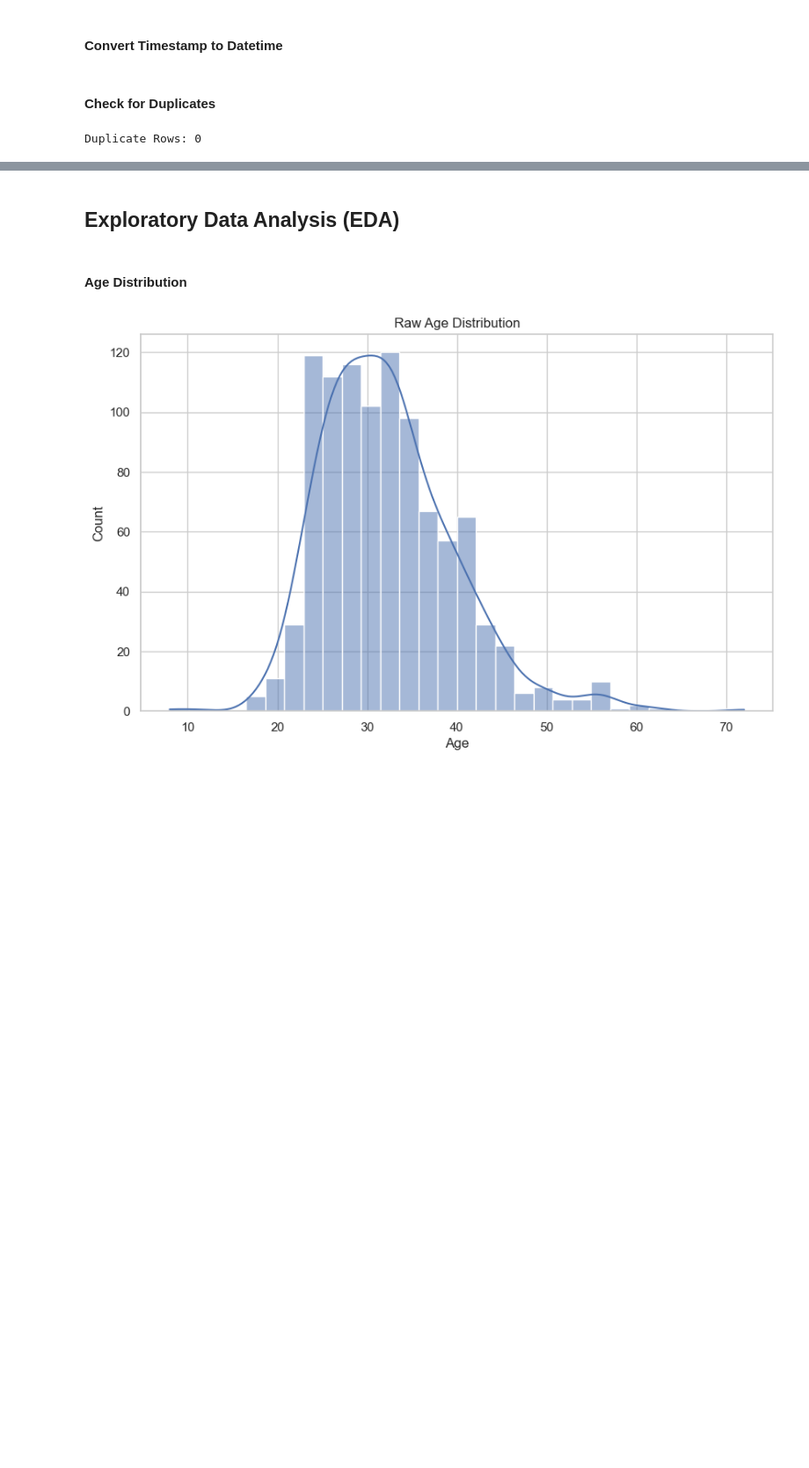
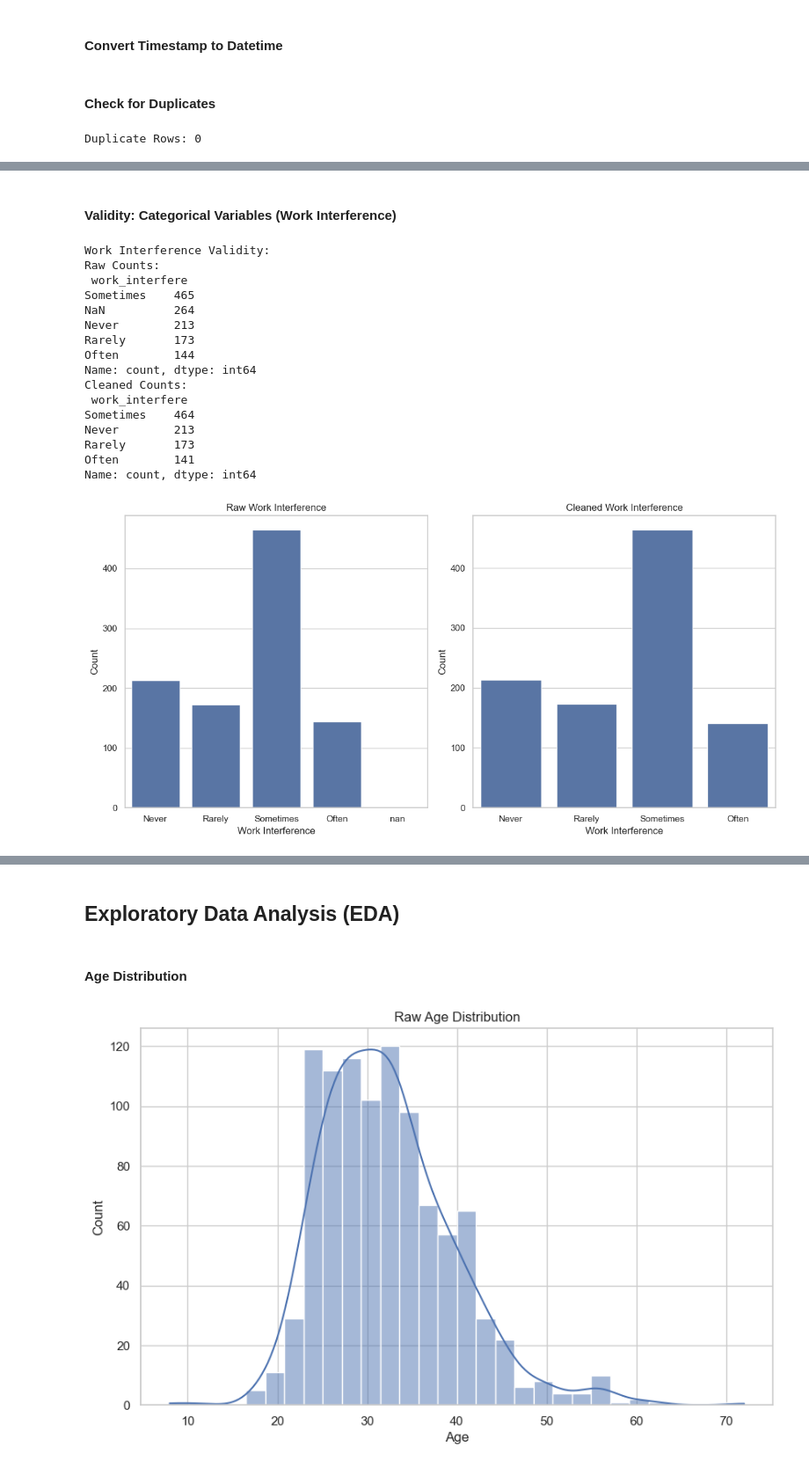
Before and after one commit to RahatBinOamr/mental-health-tech-survey, a Jupyter notebook: mental_helth.ipynb, the cells around one changed output, grey strips where cells are left out. Shown at 88% size. Saved outputs shown, nothing was run; the diff lists cells and outputs as text; code cells hidden in the pictures; blank space fills up the shorter version.

```diff
--- a/mental_helth.ipynb
+++ b/mental_helth.ipynb
@@ -352,0 +476,43 @@ Duplicate Rows: 0
+# %% [markdown]
+#### Validity: Categorical Variables (Work Interference)
+# %%
+raw_work_interfere = raw_df['work_interfere'].value_counts(dropna=False)
+cleaned_work_interfere = df['work_interfere'].value_counts(dropna=False)
+
+print("\nWork Interference Validity:")
+print("Raw Counts:\n", raw_work_interfere)
+print("Cleaned Counts:\n", cleaned_work_interfere)
+
+# Visualize
+plt.figure(figsize=(12, 6))
+plt.subplot(1, 2, 1)
+sns.countplot(x='work_interfere', data=raw_df, order=['Never', 'Rarely', 'Sometimes', 'Often', np.nan])
+plt.title('Raw Work Interference')
+plt.xlabel('Work Interference')
+plt.ylabel('Count')
+
+plt.subplot(1, 2, 2)
+sns.countplot(x='work_interfere', data=df, order=['Never', 'Rarely', 'Sometimes', 'Often'])
+plt.title('Cleaned Work Interference')
+plt.xlabel('Work Interference')
+plt.ylabel('Count')
+plt.tight_layout()
+plt.show()
+# %% [output]
+Work Interference Validity:
+Raw Counts:
+ work_interfere
+Sometimes    465
+NaN          264
+Never        213
+Rarely       173
+Often        144
+Name: count, dtype: int64
+Cleaned Counts:
+ work_interfere
+Sometimes    464
+Never        213
+Rarely       173
+Often        141
+Name: count, dtype: int64
+[figure, added]
```
Also changed, not shown: parts of 13 cells of this notebook.
